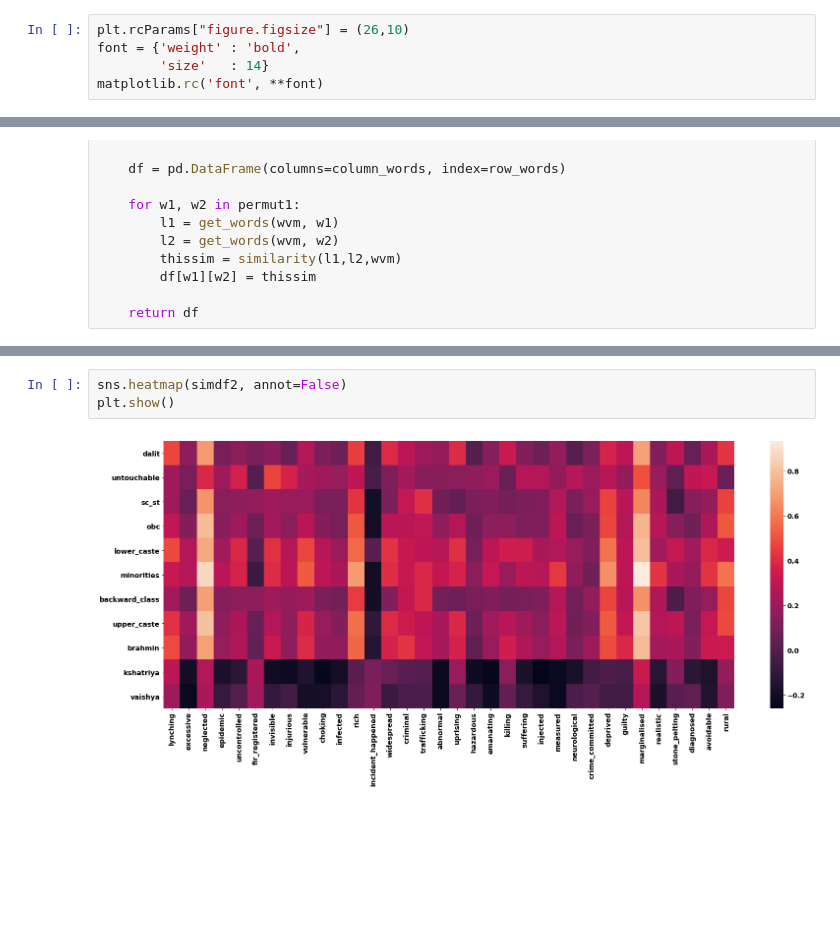
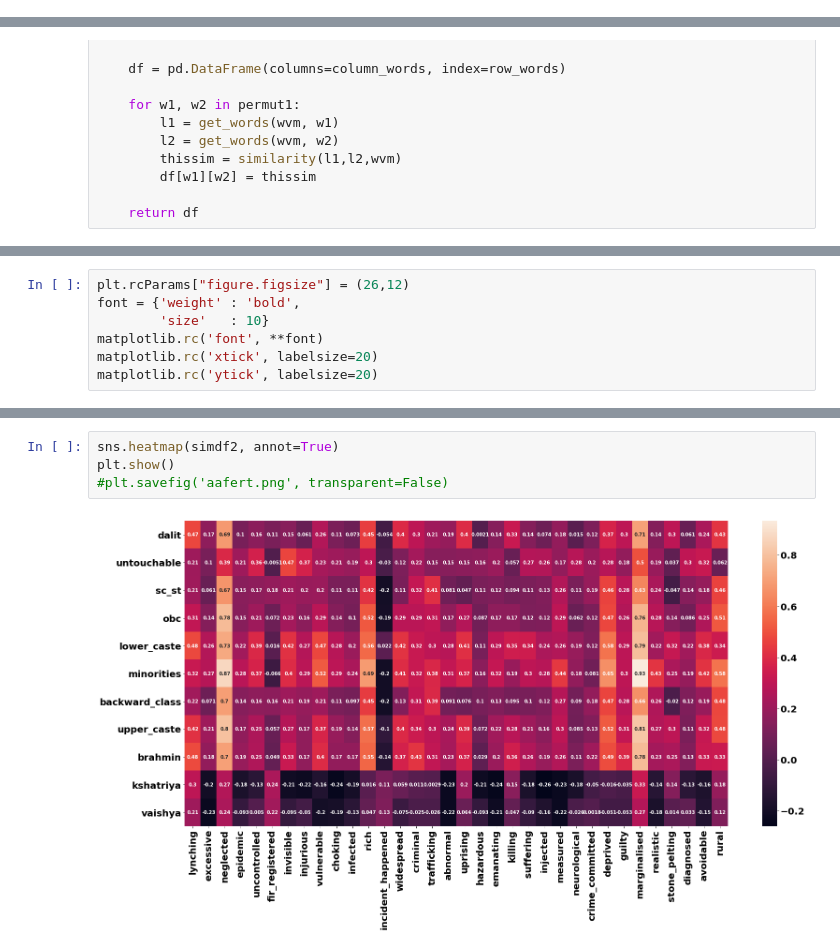
Before and after one commit to sigmaroles/caste-news-nlp, a Jupyter notebook: 2_matrix_of_similarity.ipynb, the cells around one changed output, grey strips where cells are left out. Drawn from its saved outputs; the diff is of its cells as text; blank space fills up the shorter version.

```diff
--- a/2_matrix_of_similarity.ipynb
+++ b/2_matrix_of_similarity.ipynb
@@ -16,11 +16,6 @@ def filter_verb_adjective(alist):
     return map(lambda x: x[0], filter(lambda x: x[1] in pos_symbols, words_with_pos))
 # %%
 wvm = Word2Vec.load('./word2vec_models/IN-indianexpress-india_with_phraser').wv
-# %%
-plt.rcParams["figure.figsize"] = (26,10)
-font = {'weight' : 'bold',
-        'size'   : 14}
-matplotlib.rc('font', **font)
 # %%
 # for each word in manually defined negative list,
 # 1. get the topn word2vec words/phrases
@@ -60 +54,8 @@ simdf.fillna(value=0, inplace=True)
+# %%
+plt.rcParams["figure.figsize"] = (26,12)
+font = {'weight' : 'bold',
+        'size'   : 10}
+matplotlib.rc('font', **font)
+matplotlib.rc('xtick', labelsize=20)
+matplotlib.rc('ytick', labelsize=20)
 # %%
@@ -74,5 +76,6 @@ simdf2.fillna(value=0, inplace=True)
 # %%
-sns.heatmap(simdf2, annot=False)
+sns.heatmap(simdf2, annot=True)
 plt.show()
+#plt.savefig('aafert.png', transparent=False)
 # %% [output]
-[figure, old version]
+[figure, new version]
```
Also changed, not shown: parts of 3 cells of this notebook, 2 other files.
